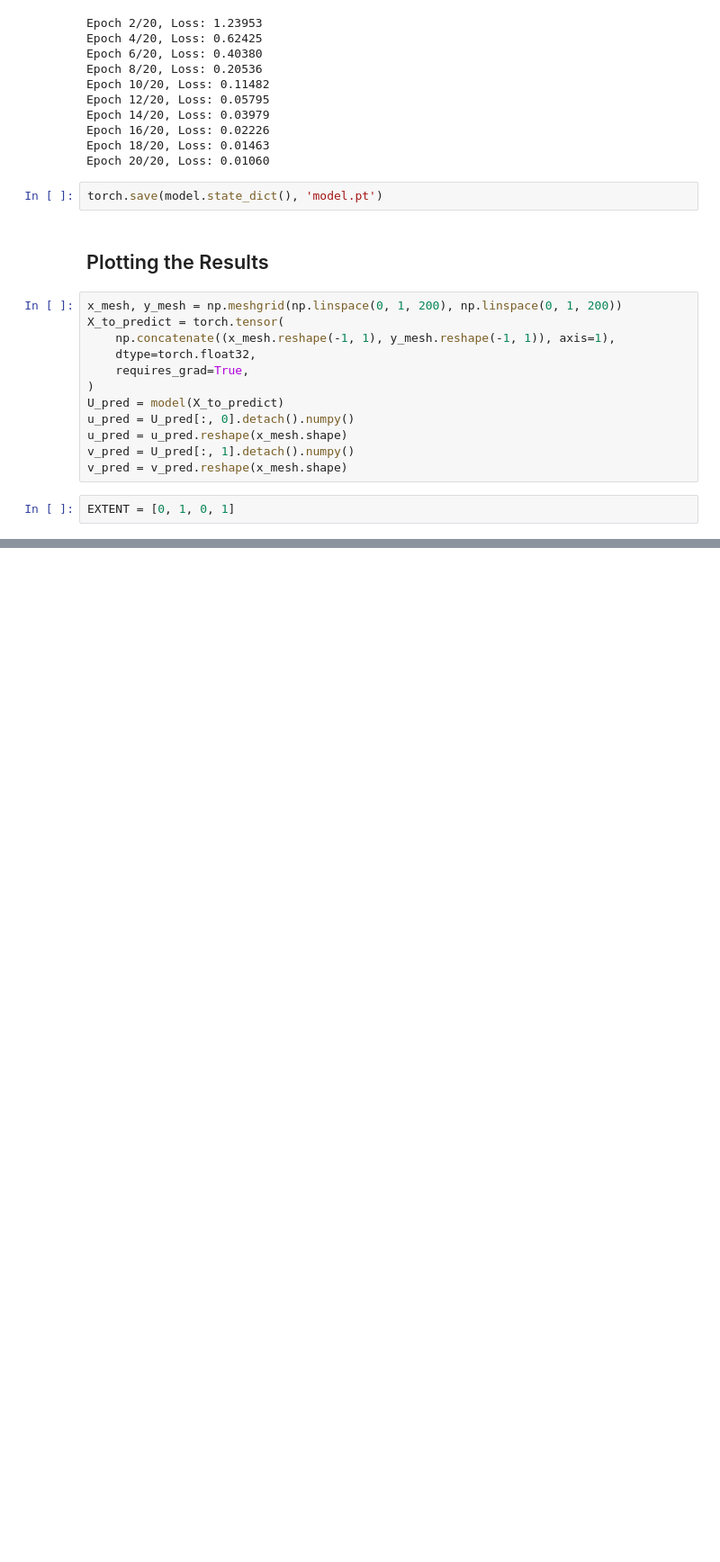
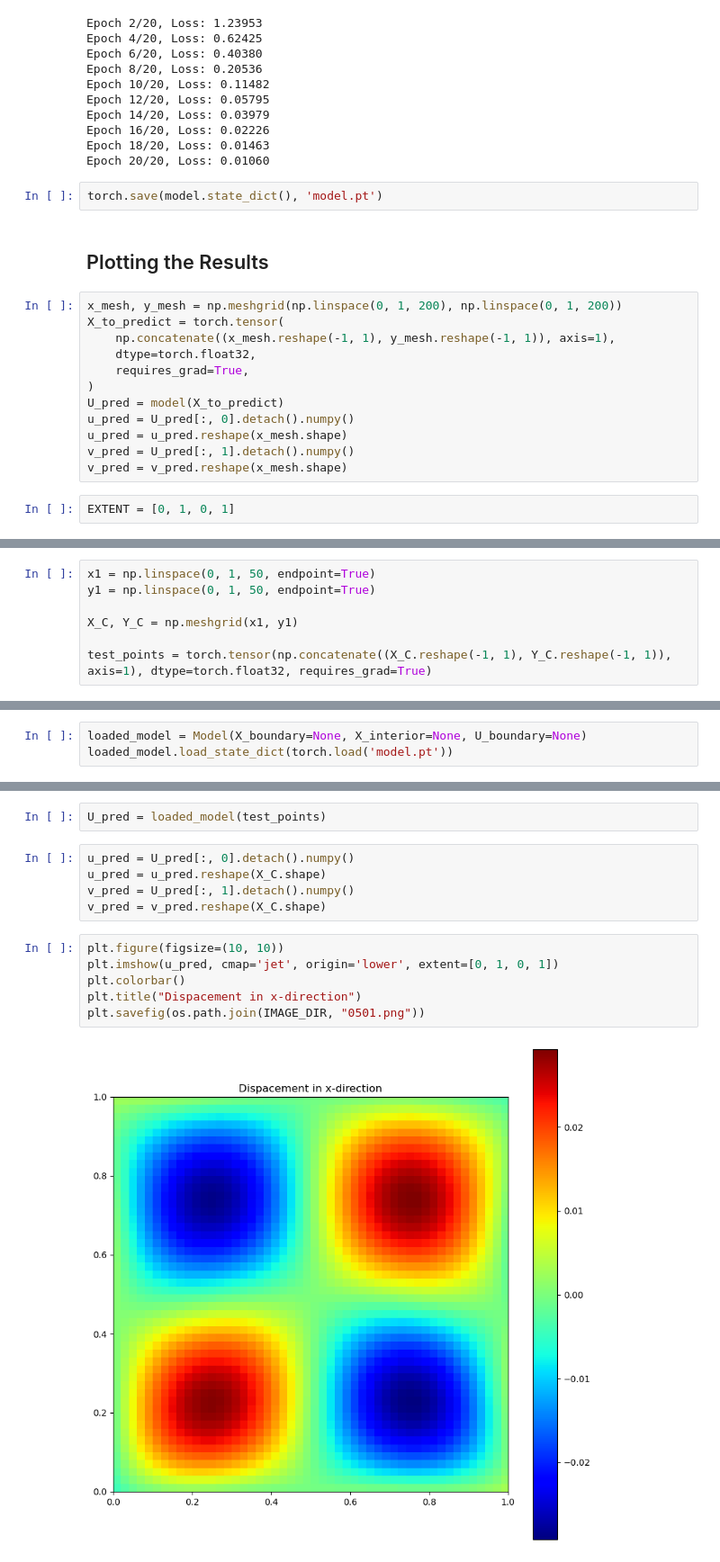
Before and after one commit to Hari31416/APL745, a Jupyter notebook: Assignments/Assignment_7_Final/Assignment.ipynb, the cells around one changed output, grey strips where cells are left out. Shown at 90% size. Drawn from its saved outputs; the diff is of its cells as text; blank space fills up the shorter version.

```diff
--- a/Assignments/Assignment_7_Final/Assignment.ipynb
+++ b/Assignments/Assignment_7_Final/Assignment.ipynb
@@ -146,0 +149,7 @@ plt.savefig(os.path.join(IMAGE_DIR, "0103.png"))
+# %%
+x1 = np.linspace(0, 1, 50, endpoint=True)
+y1 = np.linspace(0, 1, 50, endpoint=True)
+
+X_C, Y_C = np.meshgrid(x1, y1)
+
+test_points = torch.tensor(np.concatenate((X_C.reshape(-1, 1), Y_C.reshape(-1, 1)), axis=1), dtype=torch.float32, requires_grad=True)
@@ -146,0 +158,3 @@ plt.savefig(os.path.join(IMAGE_DIR, "0103.png"))
+# %%
+loaded_model = Model(X_boundary=None, X_interior=None, U_boundary=None)
+loaded_model.load_state_dict(torch.load('model.pt'))
@@ -146,0 +176,15 @@ plt.savefig(os.path.join(IMAGE_DIR, "0103.png"))
+# %%
+U_pred = loaded_model(test_points)
+# %%
+u_pred = U_pred[:, 0].detach().numpy()
+u_pred = u_pred.reshape(X_C.shape)
+v_pred = U_pred[:, 1].detach().numpy()
+v_pred = v_pred.reshape(X_C.shape)
+# %%
+plt.figure(figsize=(10, 10))
+plt.imshow(u_pred, cmap='jet', origin='lower', extent=[0, 1, 0, 1])
+plt.colorbar()
+plt.title("Dispacement in x-direction")
+plt.savefig(os.path.join(IMAGE_DIR, "0501.png"))
+# %% [output]
+[figure, added]
```
Also changed, not shown: parts of 7 cells of this notebook, 23 other files.
